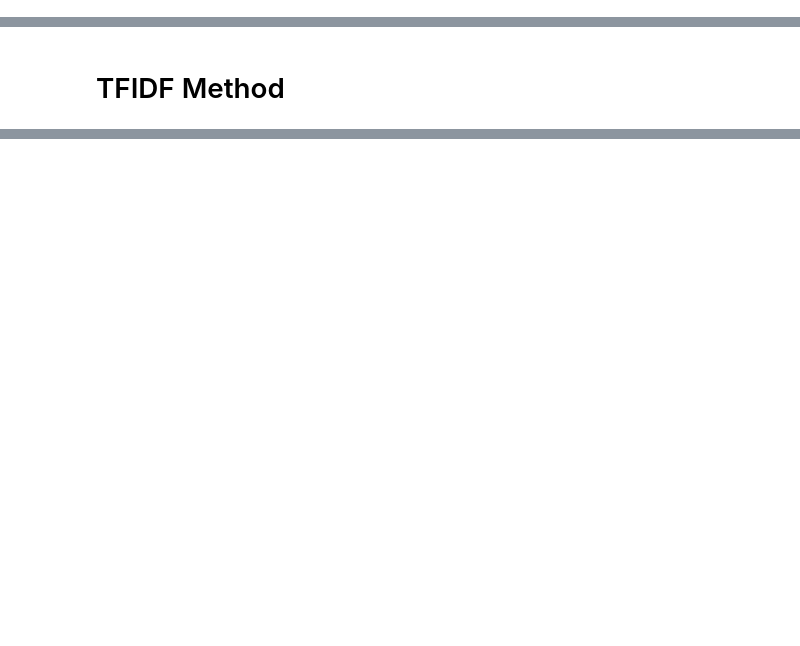
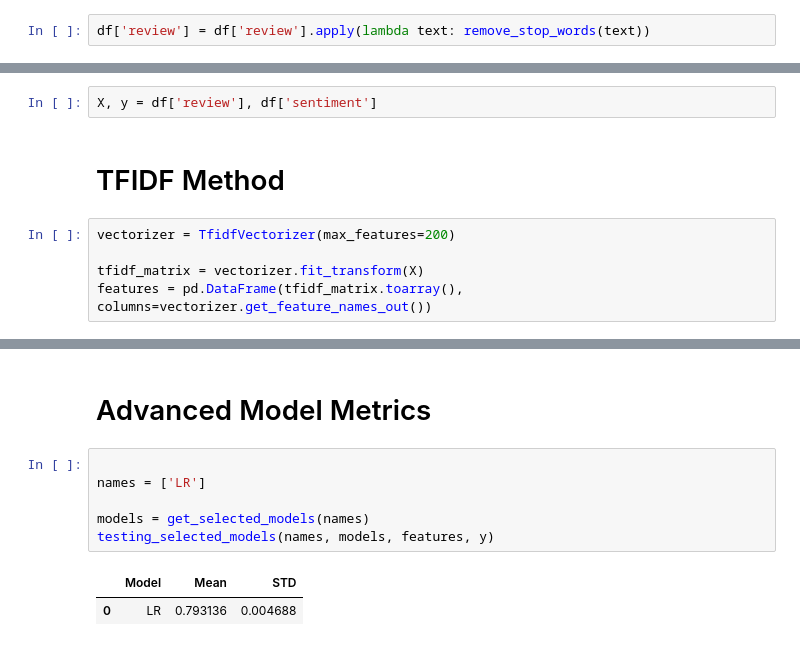
Before and after one commit to MaukanMir/IMDB-Sentiment-Analysis, a Jupyter notebook: training.ipynb, the cells around one changed output, grey strips where cells are left out. Cells and saved outputs as stored; diff of their text form; blank space fills up the shorter version.

Commit message:
added new models

```diff
--- a/training.ipynb
+++ b/training.ipynb
@@ -261,5 +261,7 @@ plt.xticks(ticks=num_words['sentiment'], labels=['Negative', 'Positive'])
 plt.show()
 # %% [output]
 [figure]
+# %%
+df['review'] = df['review'].apply(lambda text: remove_stop_words(text))
 # %% [markdown]
 # Fairly even type of reviews regardless of sentiment
@@ -266,2 +270,9 @@ plt.show()
+# %%
+X, y = df['review'], df['sentiment']
 # %% [markdown]
 # TFIDF Method
+# %%
+vectorizer = TfidfVectorizer(max_features=200)
+
+tfidf_matrix = vectorizer.fit_transform(X)
+features = pd.DataFrame(tfidf_matrix.toarray(), columns=vectorizer.get_feature_names_out())
@@ -267,0 +290,11 @@ plt.show()
+# %% [markdown]
+# Advanced Model Metrics
+# %%
+
+names = ['LR']
+
+models = get_selected_models(names)
+testing_selected_models(names, models, features, y)
+# %% [output]
+|  | Model | Mean | STD |
+| 0 | LR | 0.793136 | 0.004688 |
```
Also changed, not shown: parts of 5 cells of this notebook.
